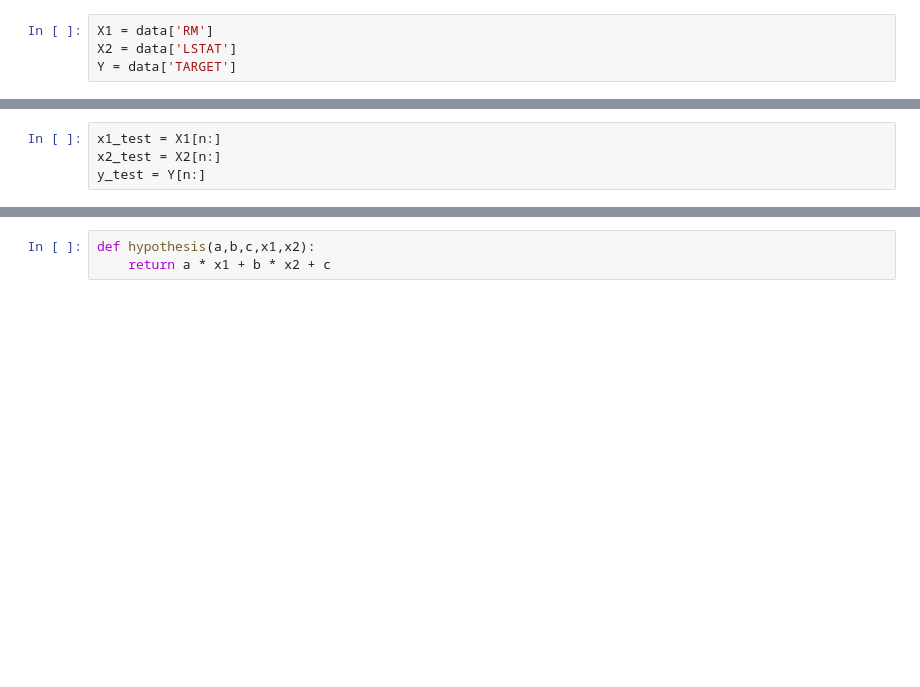
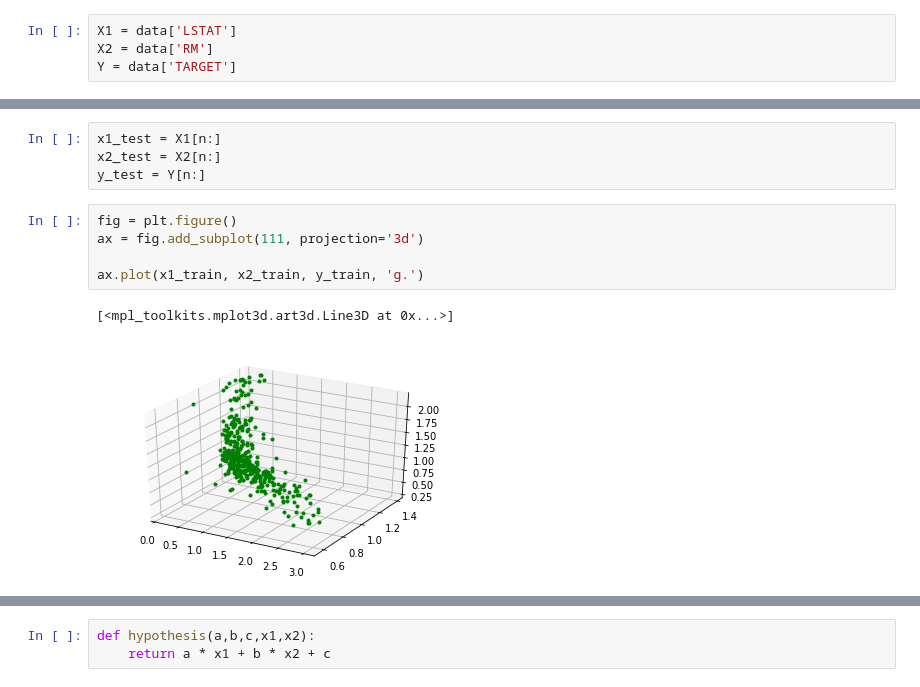
Before and after one commit to kaustubhharapanahalli/MachineLearningIntro, a Jupyter notebook: Linear Regression/house price detection using multivariate linear regression.ipynb, the cells around one changed output, grey strips where cells are left out. Saved outputs shown, nothing was run; the diff lists cells and outputs as text; blank space fills up the shorter version.

Commit message:
Worked on plotting 3D graphs for the datasets

```diff
--- a/Linear Regression/house price detection using multivariate linear regression.ipynb
+++ b/Linear Regression/house price detection using multivariate linear regression.ipynb
@@ -47,8 +48,8 @@ data.head(10)
 | 8 | 0.21124 | 12.5 | 7.87 | 0.0 | 0.524 | 5.631 | 100.0 | 6.0821 | 5.0 | 311.0 | 15.2 | ... |
 | 9 | 0.17004 | 12.5 | 7.87 | 0.0 | 0.524 | 6.004 | 85.9 | 6.5921 | 5.0 | 311.0 | 15.2 | ... |
 # %%
-X1 = data['RM']
-X2 = data['LSTAT']
+X1 = data['LSTAT']
+X2 = data['RM']
 Y = data['TARGET']
 # %%
 X1 = np.array(X1/X1.mean())
@@ -68,3 +69,11 @@ y_train = Y[:n]
 x1_test = X1[n:]
 x2_test = X2[n:]
 y_test = Y[n:]
+# %%
+fig = plt.figure()
+ax = fig.add_subplot(111, projection='3d')
+
+ax.plot(x1_train, x2_train, y_train, 'g.')
+# %% [output]
+[<mpl_toolkits.mplot3d.art3d.Line3D at 0x...>]
+[figure, added]
```
Also changed, not shown: parts of 7 cells of this notebook.
